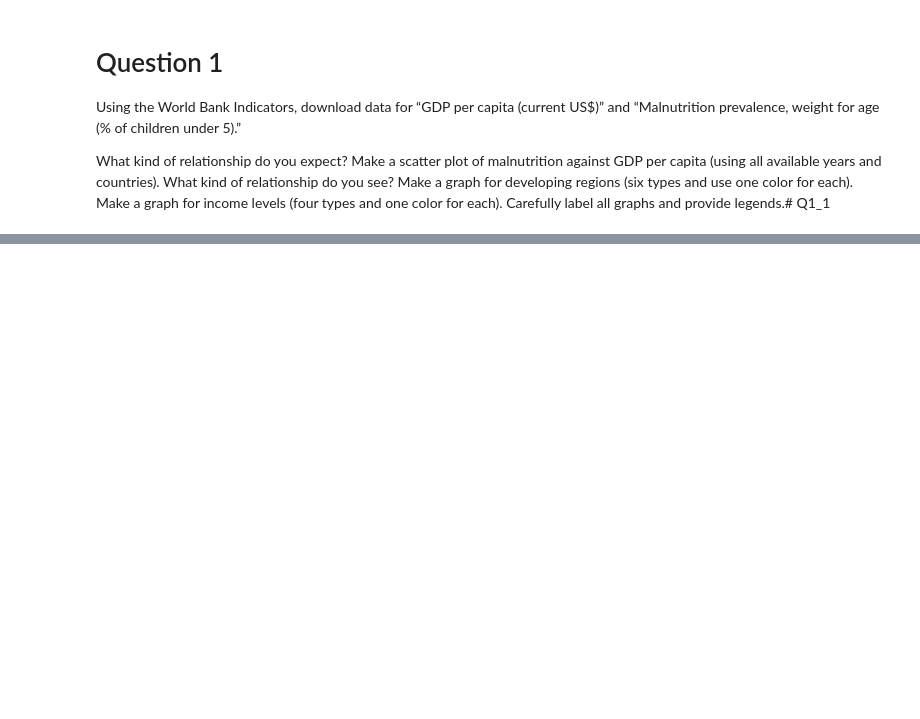
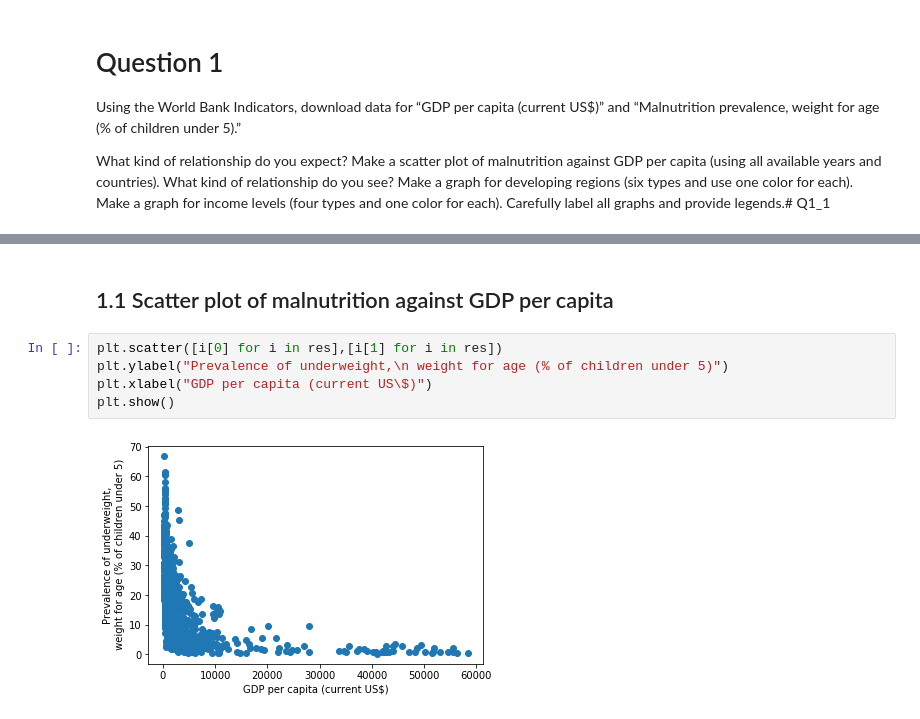
Before and after one commit to cyborgoat/data-inference-machine-learning, a Jupyter notebook: hw_codes/18785_HW2.ipynb, the cells around one changed output, grey strips where cells are left out. Drawn from its saved outputs; the diff is of its cells as text; blank space fills up the shorter version.

```diff
--- a/hw_codes/18785_HW2.ipynb
+++ b/hw_codes/18785_HW2.ipynb
@@ -57,0 +65,9 @@ plt.show()
+# %% [markdown]
+## 1.1 Scatter plot of malnutrition against GDP per capita
+# %%
+plt.scatter([i[0] for i in res],[i[1] for i in res])
+plt.ylabel("Prevalence of underweight,\n weight for age (% of children under 5)")
+plt.xlabel("GDP per capita (current US\$)")
+plt.show()
+# %% [output]
+[figure, added]
```
Also changed, not shown: parts of 9 cells of this notebook, 6 other files.
